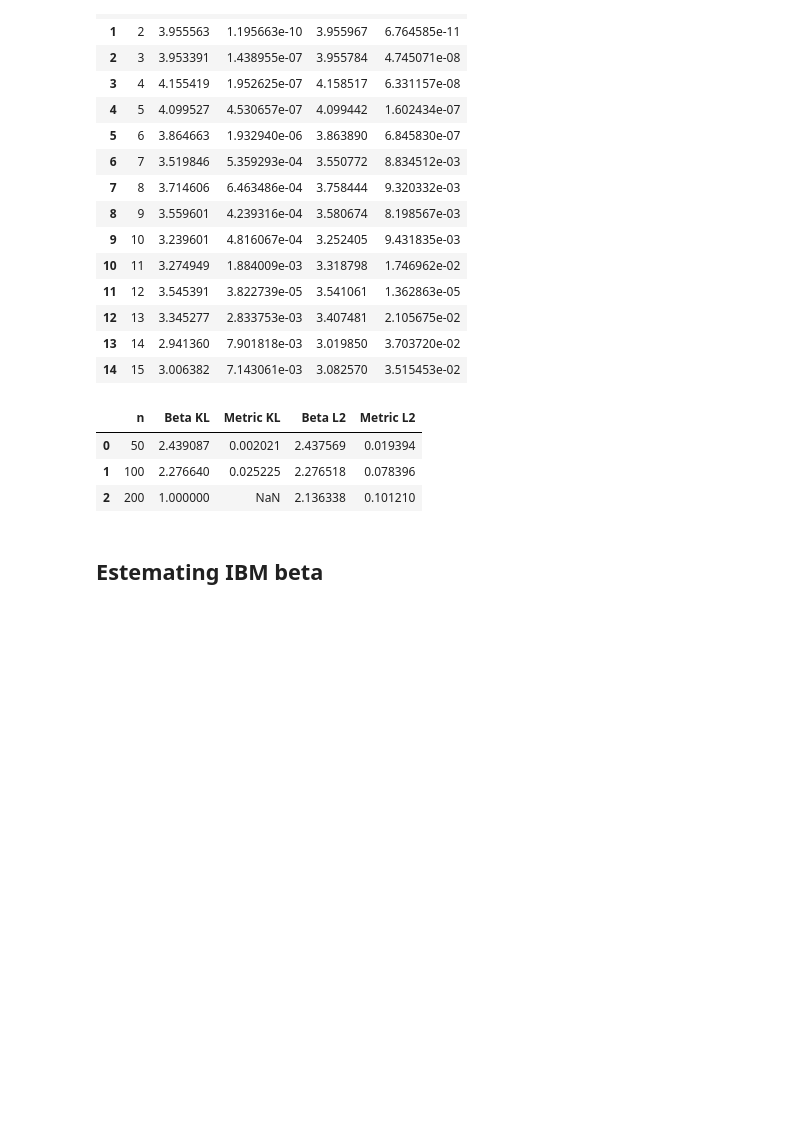
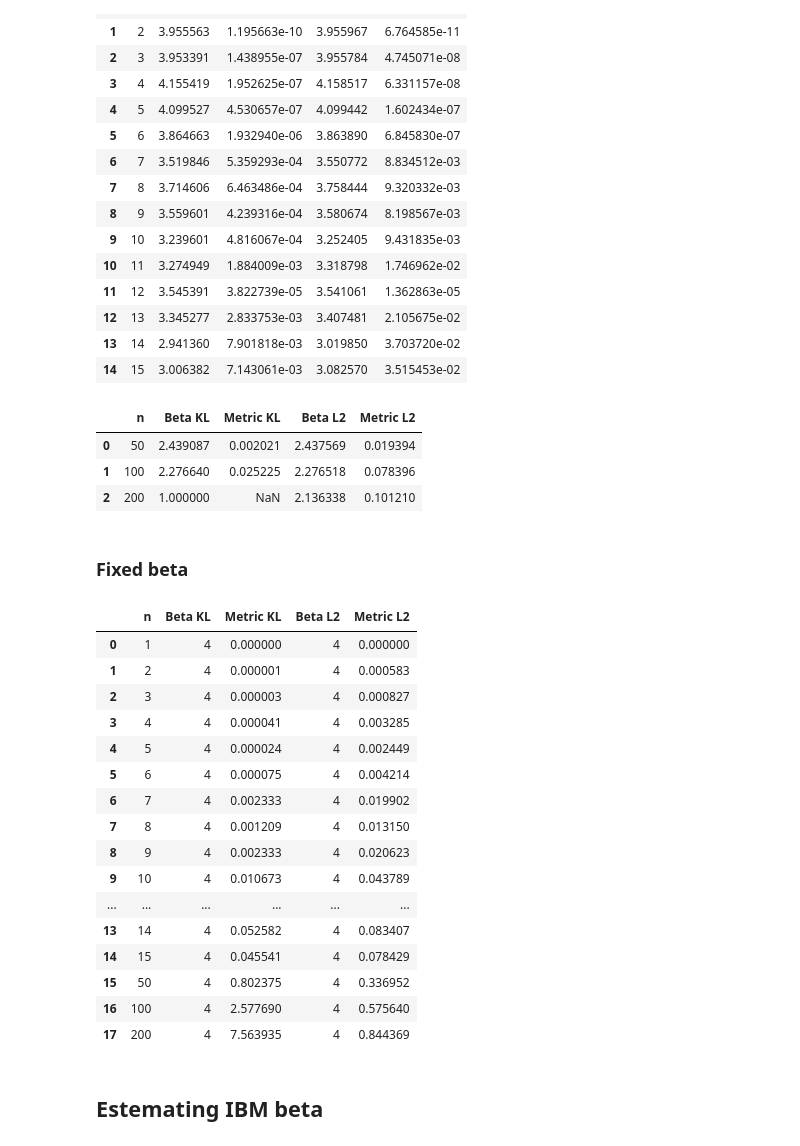
Before and after one commit to werty144/quantum_Ising, a Jupyter notebook: Divergence.ipynb, the cells around one changed output. Saved outputs shown, nothing was run; the diff lists cells and outputs as text; code cells hidden in the pictures; blank space fills up the shorter version.

Commit message:
fixed betta metrics

```diff
--- a/Divergence.ipynb
+++ b/Divergence.ipynb
@@ -212,6 +209,42 @@ df
 | 0 | 50 | 2.439087 | 0.002021 | 2.437569 | 0.019394 |
 | 1 | 100 | 2.276640 | 0.025225 | 2.276518 | 0.078396 |
 | 2 | 200 | 1.000000 | NaN | 2.136338 | 0.101210 |
+# %% [markdown]
+### Fixed beta
+# %%
+beta = 4
+opt_betas = []
+for n in tqdm(list(range(1, 16)) + [50, 100, 200]):
+    interactions = {(i, i + 1): 1 for i in range(n - 1)}
+    result = utils.result_from_csv(f'measured_data/dwave_linear/{n}.csv')
+
+    val_kl = utils.kullback_leibler_divergence_energy(result, beta=beta)
+
+
+    val_l2 = utils.hellinger_distance_energy(result, beta=beta)
+
+    opt_betas.append([n, beta, val_kl, beta, val_l2])
+# %%
+df = pd.DataFrame(opt_betas, columns=['n', 'Beta KL', 'Metric KL', 'Beta L2', 'Metric L2'])
+df
+# %% [output]
+|  | n | Beta KL | Metric KL | Beta L2 | Metric L2 |
+| 0 | 1 | 4 | 0.000000 | 4 | 0.000000 |
+| 1 | 2 | 4 | 0.000001 | 4 | 0.000583 |
+| 2 | 3 | 4 | 0.000003 | 4 | 0.000827 |
+| 3 | 4 | 4 | 0.000041 | 4 | 0.003285 |
+| 4 | 5 | 4 | 0.000024 | 4 | 0.002449 |
+| 5 | 6 | 4 | 0.000075 | 4 | 0.004214 |
+| 6 | 7 | 4 | 0.002333 | 4 | 0.019902 |
+| 7 | 8 | 4 | 0.001209 | 4 | 0.013150 |
+| 8 | 9 | 4 | 0.002333 | 4 | 0.020623 |
+| 9 | 10 | 4 | 0.010673 | 4 | 0.043789 |
+| ... | ... | ... | ... | ... | ... |
+| 13 | 14 | 4 | 0.052582 | 4 | 0.083407 |
+| 14 | 15 | 4 | 0.045541 | 4 | 0.078429 |
+| 15 | 50 | 4 | 0.802375 | 4 | 0.336952 |
+| 16 | 100 | 4 | 2.577690 | 4 | 0.575640 |
+| 17 | 200 | 4 | 7.563935 | 4 | 0.844369 |
 # %% [markdown]
 ## Estemating IBM beta
 # %% [markdown]
```
Also changed, not shown: parts of 1 cell of this notebook, 1 other file.
